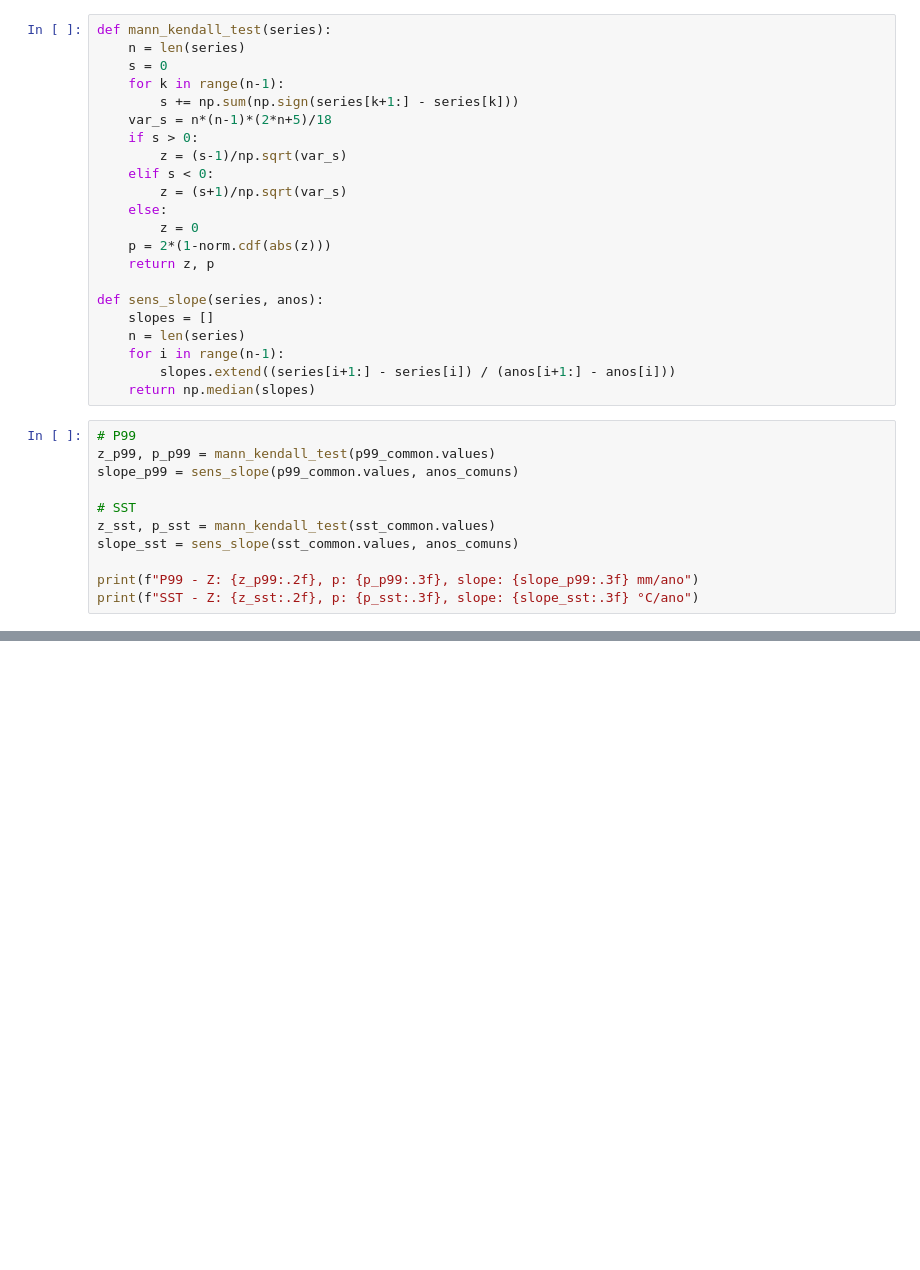
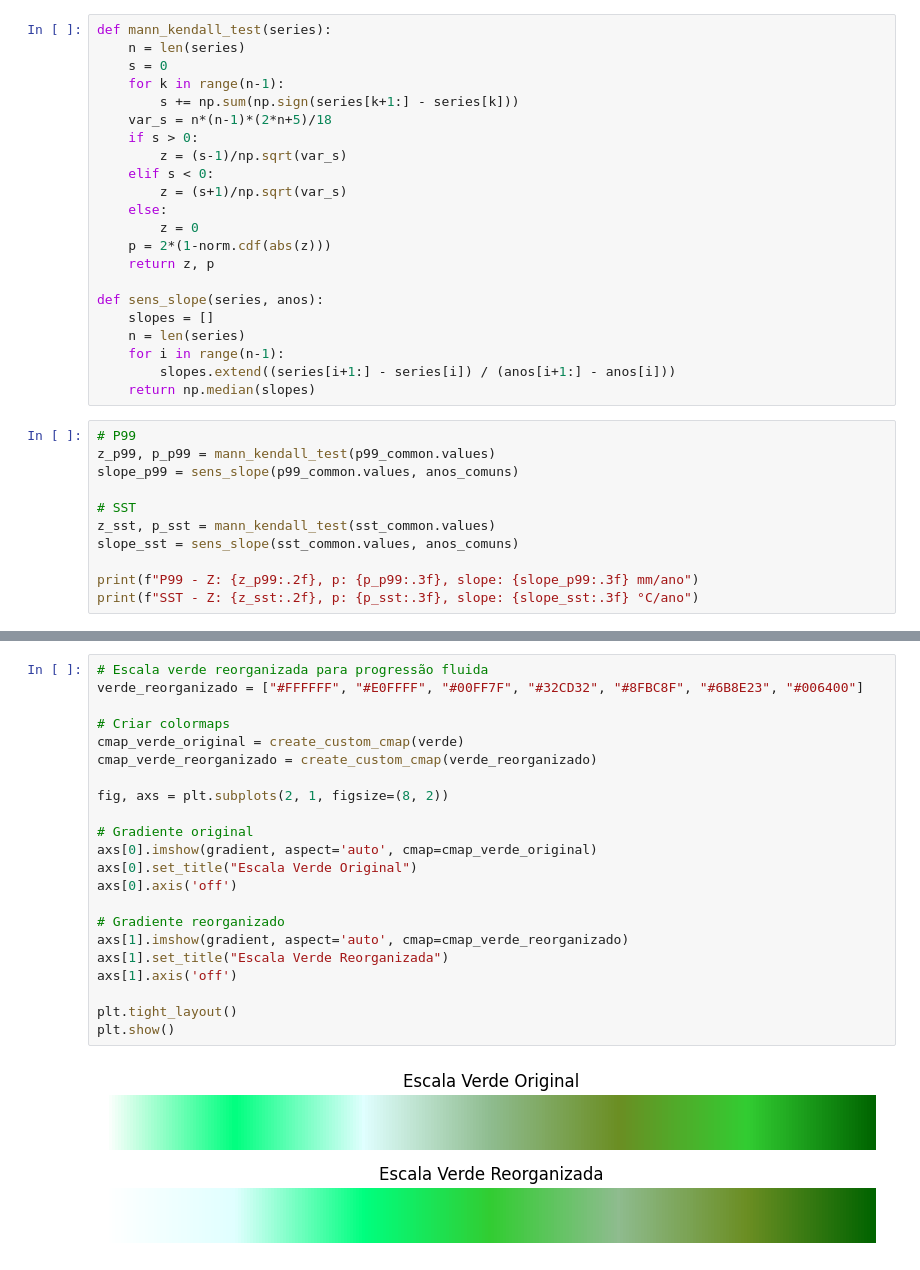
Before and after one commit to eduardocholuck/remote_sensing-1, a Jupyter notebook: 07_extremos_precip_SST.ipynb, the cells around one changed output, grey strips where cells are left out. Saved outputs shown, nothing was run; the diff lists cells and outputs as text; blank space fills up the shorter version.

```diff
--- a/07_extremos_precip_SST.ipynb
+++ b/07_extremos_precip_SST.ipynb
@@ -143,0 +220,24 @@ print(f"SST - Z: {z_sst:.2f}, p: {p_sst:.3f}, slope: {slope_sst:.3f} °C/ano")
+# %%
+# Escala verde reorganizada para progressão fluida
+verde_reorganizado = ["#FFFFFF", "#E0FFFF", "#00FF7F", "#32CD32", "#8FBC8F", "#6B8E23", "#006400"]
+
+# Criar colormaps
+cmap_verde_original = create_custom_cmap(verde)
+cmap_verde_reorganizado = create_custom_cmap(verde_reorganizado)
+
+fig, axs = plt.subplots(2, 1, figsize=(8, 2))
+
+# Gradiente original
+axs[0].imshow(gradient, aspect='auto', cmap=cmap_verde_original)
+axs[0].set_title("Escala Verde Original")
+axs[0].axis('off')
+
+# Gradiente reorganizado
+axs[1].imshow(gradient, aspect='auto', cmap=cmap_verde_reorganizado)
+axs[1].set_title("Escala Verde Reorganizada")
+axs[1].axis('off')
+
+plt.tight_layout()
+plt.show()
+# %% [output]
+[figure, added]
```
Also changed, not shown: parts of 4 cells of this notebook, 2 other files.
